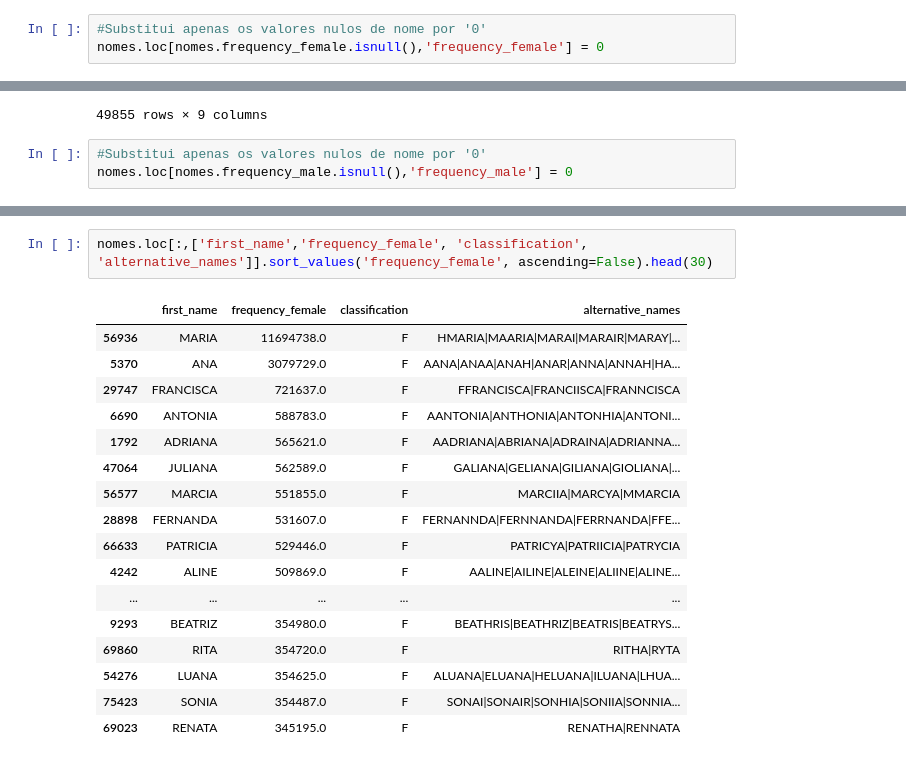
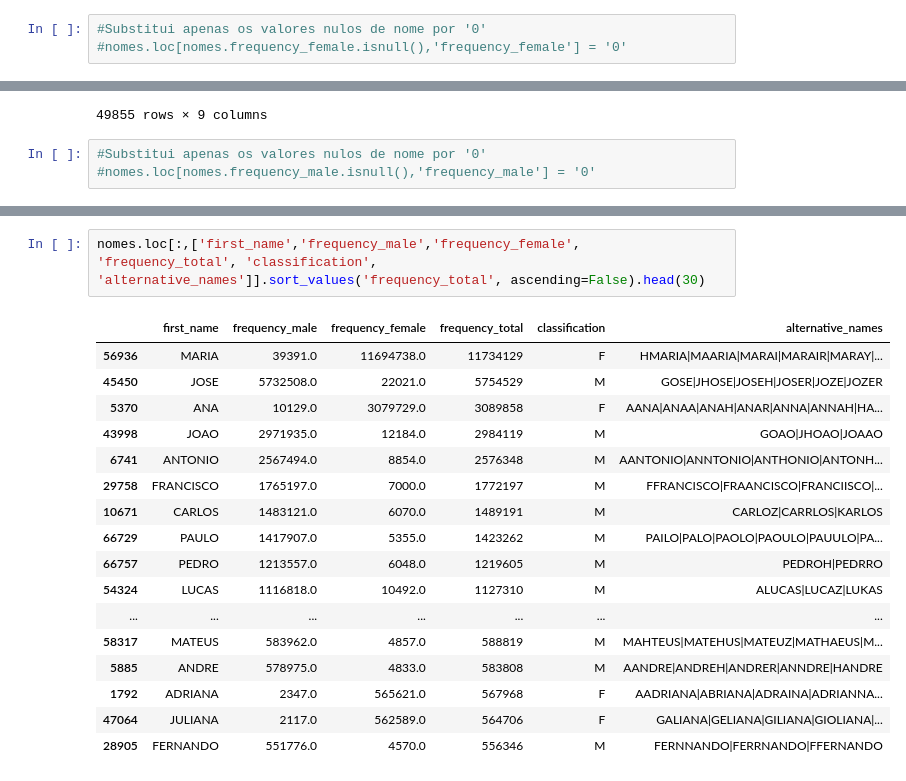
Before and after one commit to Edsondomingos/atividade-final-analise-dataset, a Jupyter notebook: Atividade_Final.ipynb, the cells around one changed output, grey strips where cells are left out. Saved outputs shown, nothing was run; the diff lists cells and outputs as text.

```diff
--- a/Atividade_Final.ipynb
+++ b/Atividade_Final.ipynb
@@ -97,5 +109,5 @@ nomes[nomes.frequency_female.isnull()]
 # %%
 #Substitui apenas os valores nulos de nome por '0'
-nomes.loc[nomes.frequency_female.isnull(),'frequency_female'] = 0
+#nomes.loc[nomes.frequency_female.isnull(),'frequency_female'] = '0'
 # %%
 #Conferindo se os nulos foram trocados por '0'
@@ -133,6 +133,6 @@ nomes[nomes.frequency_male.isnull()]
 49855 rows × 9 columns
 # %%
 #Substitui apenas os valores nulos de nome por '0'
-nomes.loc[nomes.frequency_male.isnull(),'frequency_male'] = 0
+#nomes.loc[nomes.frequency_male.isnull(),'frequency_male'] = '0'
 # %%
 #Conferindo se os nulos foram trocados por '0'
@@ -154,20 +270,20 @@ nomes[nomes.frequency_male == 0]
 # %%
-nomes.loc[:,['first_name','frequency_female', 'classification', 'alternative_names']].sort_values('frequency_female', ascending=False).head(30)
+nomes.loc[:,['first_name','frequency_male','frequency_female', 'frequency_total', 'classification', 'alternative_names']].sort_values('frequency_total', ascending=False).head(30)
 # %% [output]
-|  | first_name | frequency_female | classification | alternative_names |
-| 56936 | MARIA | 11694738.0 | F | HMARIA|MAARIA|MARAI|MARAIR|MARAY|... |
-| 5370 | ANA | 3079729.0 | F | AANA|ANAA|ANAH|ANAR|ANNA|ANNAH|HA... |
-| 29747 | FRANCISCA | 721637.0 | F | FFRANCISCA|FRANCIISCA|FRANNCISCA |
-| 6690 | ANTONIA | 588783.0 | F | AANTONIA|ANTHONIA|ANTONHIA|ANTONI... |
-| 1792 | ADRIANA | 565621.0 | F | AADRIANA|ABRIANA|ADRAINA|ADRIANNA... |
-| 47064 | JULIANA | 562589.0 | F | GALIANA|GELIANA|GILIANA|GIOLIANA|... |
-| 56577 | MARCIA | 551855.0 | F | MARCIIA|MARCYA|MMARCIA |
-| 28898 | FERNANDA | 531607.0 | F | FERNANNDA|FERNNANDA|FERRNANDA|FFE... |
-| 66633 | PATRICIA | 529446.0 | F | PATRICYA|PATRIICIA|PATRYCIA |
-| 4242 | ALINE | 509869.0 | F | AALINE|AILINE|ALEINE|ALIINE|ALINE... |
-| ... | ... | ... | ... | ... |
-| 9293 | BEATRIZ | 354980.0 | F | BEATHRIS|BEATHRIZ|BEATRIS|BEATRYS... |
-| 69860 | RITA | 354720.0 | F | RITHA|RYTA |
-| 54276 | LUANA | 354625.0 | F | ALUANA|ELUANA|HELUANA|ILUANA|LHUA... |
-| 75423 | SONIA | 354487.0 | F | SONAI|SONAIR|SONHIA|SONIIA|SONNIA... |
-| 69023 | RENATA | 345195.0 | F | RENATHA|RENNATA |
+|  | first_name | frequency_male | frequency_female | frequency_total | classification | alternative_names |
+| 56936 | MARIA | 39391.0 | 11694738.0 | 11734129 | F | HMARIA|MAARIA|MARAI|MARAIR|MARAY|... |
+| 45450 | JOSE | 5732508.0 | 22021.0 | 5754529 | M | GOSE|JHOSE|JOSEH|JOSER|JOZE|JOZER |
+| 5370 | ANA | 10129.0 | 3079729.0 | 3089858 | F | AANA|ANAA|ANAH|ANAR|ANNA|ANNAH|HA... |
+| 43998 | JOAO | 2971935.0 | 12184.0 | 2984119 | M | GOAO|JHOAO|JOAAO |
+| 6741 | ANTONIO | 2567494.0 | 8854.0 | 2576348 | M | AANTONIO|ANNTONIO|ANTHONIO|ANTONH... |
+| 29758 | FRANCISCO | 1765197.0 | 7000.0 | 1772197 | M | FFRANCISCO|FRAANCISCO|FRANCIISCO|... |
+| 10671 | CARLOS | 1483121.0 | 6070.0 | 1489191 | M | CARLOZ|CARRLOS|KARLOS |
+| 66729 | PAULO | 1417907.0 | 5355.0 | 1423262 | M | PAILO|PALO|PAOLO|PAOULO|PAUULO|PA... |
+| 66757 | PEDRO | 1213557.0 | 6048.0 | 1219605 | M | PEDROH|PEDRRO |
+| 54324 | LUCAS | 1116818.0 | 10492.0 | 1127310 | M | ALUCAS|LUCAZ|LUKAS |
+| ... | ... | ... | ... | ... | ... | ... |
+| 58317 | MATEUS | 583962.0 | 4857.0 | 588819 | M | MAHTEUS|MATEHUS|MATEUZ|MATHAEUS|M... |
+| 5885 | ANDRE | 578975.0 | 4833.0 | 583808 | M | AANDRE|ANDREH|ANDRER|ANNDRE|HANDRE |
+| 1792 | ADRIANA | 2347.0 | 565621.0 | 567968 | F | AADRIANA|ABRIANA|ADRAINA|ADRIANNA... |
+| 47064 | JULIANA | 2117.0 | 562589.0 | 564706 | F | GALIANA|GELIANA|GILIANA|GIOLIANA|... |
+| 28905 | FERNANDO | 551776.0 | 4570.0 | 556346 | M | FERNNANDO|FERRNANDO|FFERNANDO |
```
Also changed, not shown: parts of 17 cells of this notebook.
